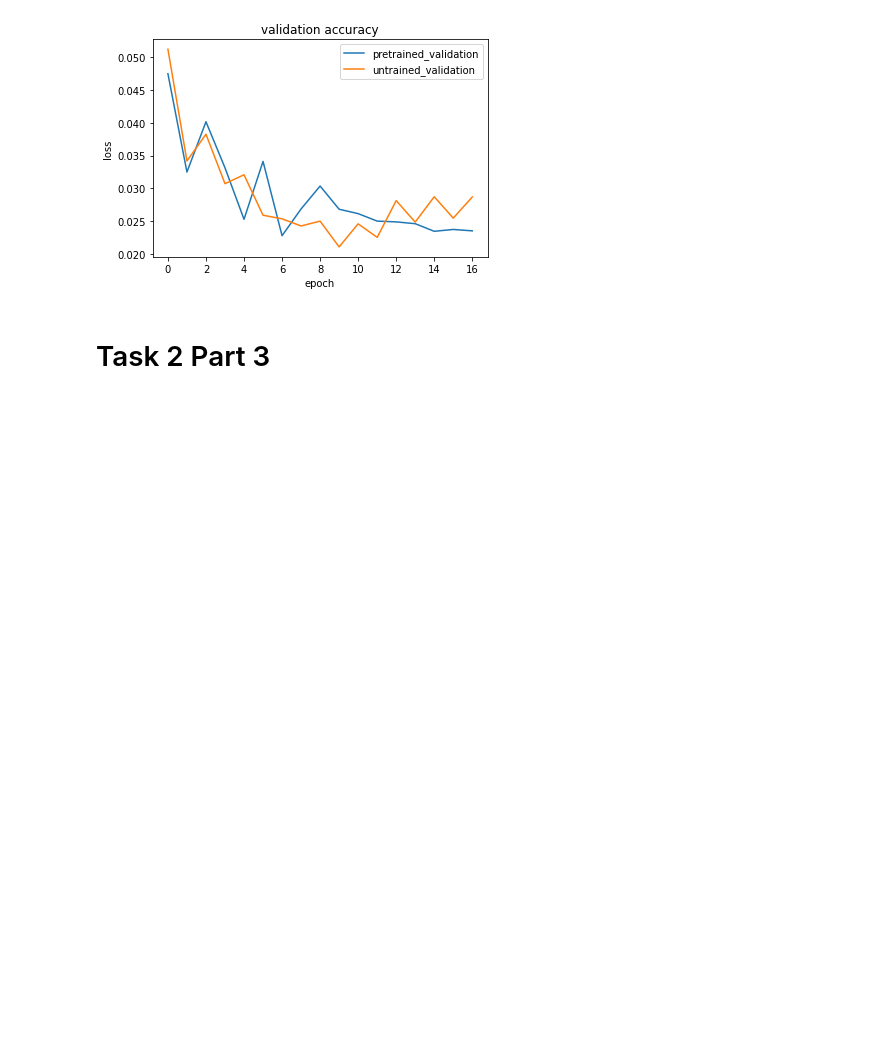
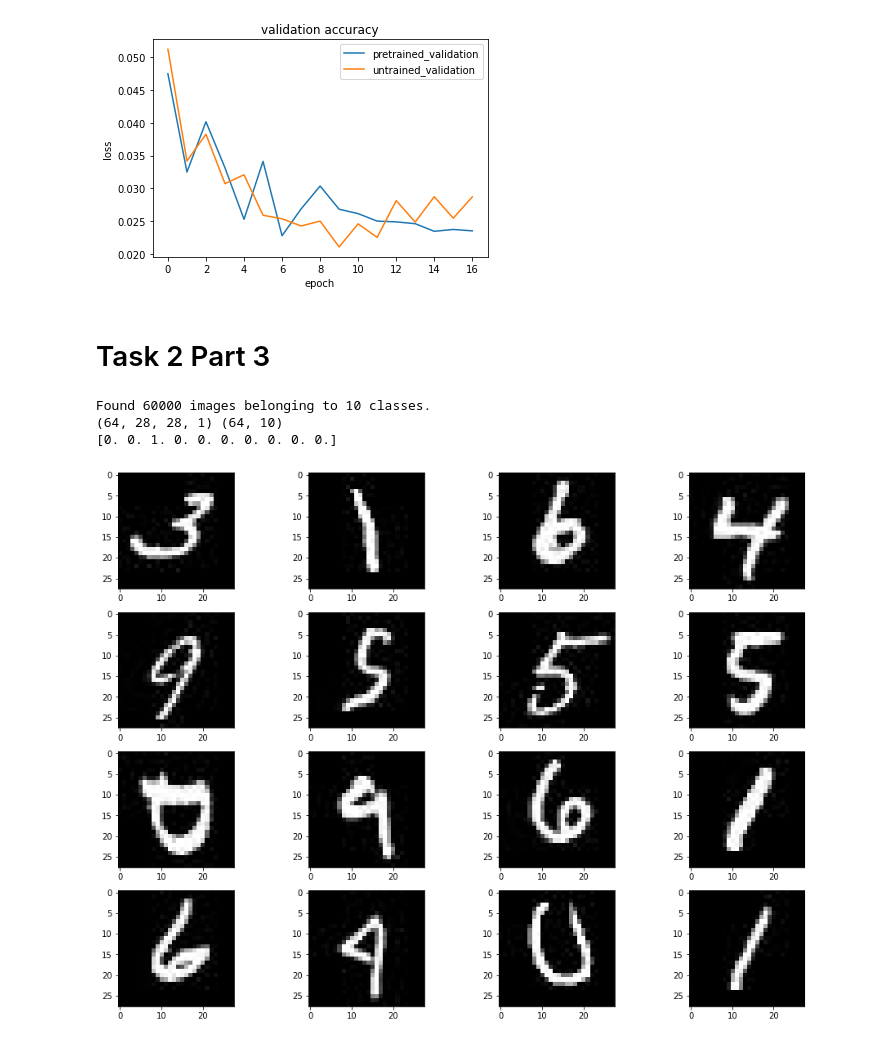
Before and after one commit to thepushkarp/MIDAS-Tasks, a Jupyter notebook: Task2/midastask2part2-3.ipynb, the cells around one changed output. Drawn from its saved outputs; the diff is of its cells as text; code cells hidden in the pictures; blank space fills up the shorter version.

Commit message:
Part 3 almost complete

```diff
--- a/Task2/midastask2part2-3.ipynb
+++ b/Task2/midastask2part2-3.ipynb
@@ -947,0 +950,26 @@ plt.show()
+# %%
+train_datagen3 = ImageDataGenerator(rescale=1./255)
+# %%
+train_generator3 = train_datagen3.flow_from_directory(
+    'input/part3/mnistTask',
+    target_size=IMAGE_SIZE,
+    batch_size=BATCH_SIZE,
+    class_mode='categorical',
+    color_mode='grayscale',
+    subset='training',
+    seed=42,
+    shuffle=True)
+
+X_train_batch3, y_train_batch3 = train_generator3.next()
+print(X_train_batch3.shape, y_train_batch3.shape)
+print(y_train_batch3[0])
+plt.figure(figsize=(16,12))
+for i in range(1, 17):
+    plt.subplot(4,4,i)
+    imshow(tf.squeeze(X_train_batch3[i]), cmap='gray')
+plt.show()
+# %% [output]
+Found 60000 images belonging to 10 classes.
+(64, 28, 28, 1) (64, 10)
+[0. 0. 1. 0. 0. 0. 0. 0. 0. 0.]
+[figure, added]
```
Also changed, not shown: parts of 5 cells of this notebook, 3 other files.
